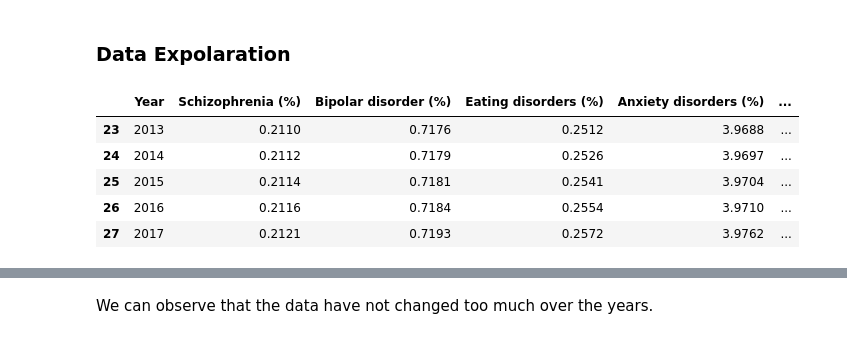
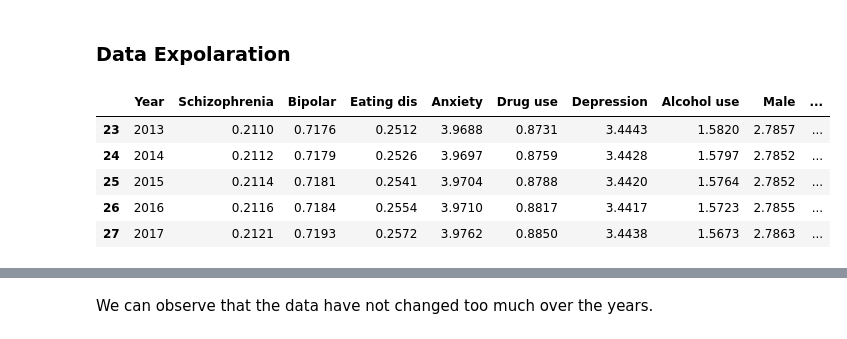
Before and after one commit to AlessandroSignoretto/Social_research_project, a Jupyter notebook: Social_research_project.ipynb, the cells around one changed output, grey strips where cells are left out. Cells and saved outputs as stored; diff of their text form; code cells hidden in the pictures.

```diff
--- a/Social_research_project.ipynb
+++ b/Social_research_project.ipynb
@@ -172,3 +172,21 @@ mental_health1.describe().T
 | Suicide rate (deaths per 100,000 ... | 5543.0000 | 12.0031 | 8.3509 | 1.5268 | 6.5149 | 10.3423 | 14.9084 | 98.8317 |
 | Depressive disorder rates (number... | 5543.0000 | 3336.2954 | 636.4482 | 2065.4519 | 2843.0971 | 3327.0602 | 3725.1668 | 6096.4376 |
 | Prevalence - Depressive disorders... | 5543.0000 | 2251391.7975 | 15997785.8559 | 930.7216 | 54770.6828 | 198294.1424 | 651470.6035 | 264455592.7430 |
+# %%
+map_names = {'Entity': 'Country',
+             'Year' : 'Year',
+             'Schizophrenia (%)':'Schizophrenia',
+             'Bipolar disorder (%)':'Bipolar',
+             'Eating disorders (%)' : 'Eating dis',
+             'Anxiety disorders (%)' : 'Anxiety',
+             'Drug use disorders (%)':'Drug use',
+             'Depression (%)':'Depression',
+             'Alcohol use disorders (%)':'Alcohol use',
+             'Prevalence in males (%)': 'Male',
+             'Prevalence in females (%)': 'Female',
+             'Population': 'Population',
+             'Suicide rate (deaths per 100,000 individuals)': 'Suicide',
+             'Depressive disorder rates (number suffering per 100,000)': 'Depressive disorder'}
+# %%
+mental_health1.rename(columns=map_names ,inplace =True)
+mental_health1.head(5)
@@ -177,15 +202,15 @@ mental_health1.describe().T
 # %%
 #Grouping the data by year and the average per disorder
 
-Year_grouping = mental_health1.groupby('Year')[['Schizophrenia (%)', 'Bipolar disorder (%)','Eating disorders (%)', 'Anxiety disorders (%)', 'Drug use disorders (%)', 'Depression (%)', 'Alcohol use disorders (%)']].mean().reset_index()
+Year_grouping = mental_health1.groupby('Year')[['Schizophrenia', 'Bipolar','Eating dis', 'Anxiety', 'Drug use', 'Depression', 'Alcohol use', 'Male','Female','Population','Suicide','Depressive disorder']].mean().reset_index()
 Year_grouping.tail(5)
 # %% [output]
-|  | Year | Schizophrenia (%) | Bipolar disorder (%) | Eating disorders (%) | Anxiety disorders (%) | ... |
-| 23 | 2013 | 0.2110 | 0.7176 | 0.2512 | 3.9688 | ... |
-| 24 | 2014 | 0.2112 | 0.7179 | 0.2526 | 3.9697 | ... |
-| 25 | 2015 | 0.2114 | 0.7181 | 0.2541 | 3.9704 | ... |
-| 26 | 2016 | 0.2116 | 0.7184 | 0.2554 | 3.9710 | ... |
-| 27 | 2017 | 0.2121 | 0.7193 | 0.2572 | 3.9762 | ... |
+|  | Year | Schizophrenia | Bipolar | Eating dis | Anxiety | Drug use | Depression | Alcohol use | Male | ... |
+| 23 | 2013 | 0.2110 | 0.7176 | 0.2512 | 3.9688 | 0.8731 | 3.4443 | 1.5820 | 2.7857 | ... |
+| 24 | 2014 | 0.2112 | 0.7179 | 0.2526 | 3.9697 | 0.8759 | 3.4428 | 1.5797 | 2.7852 | ... |
+| 25 | 2015 | 0.2114 | 0.7181 | 0.2541 | 3.9704 | 0.8788 | 3.4420 | 1.5764 | 2.7852 | ... |
+| 26 | 2016 | 0.2116 | 0.7184 | 0.2554 | 3.9710 | 0.8817 | 3.4417 | 1.5723 | 2.7855 | ... |
+| 27 | 2017 | 0.2121 | 0.7193 | 0.2572 | 3.9762 | 0.8850 | 3.4438 | 1.5673 | 2.7863 | ... |
 # %%
 plt.figure(figsize = (15,5))
 
```
Also changed, not shown: parts of 8 cells of this notebook.
